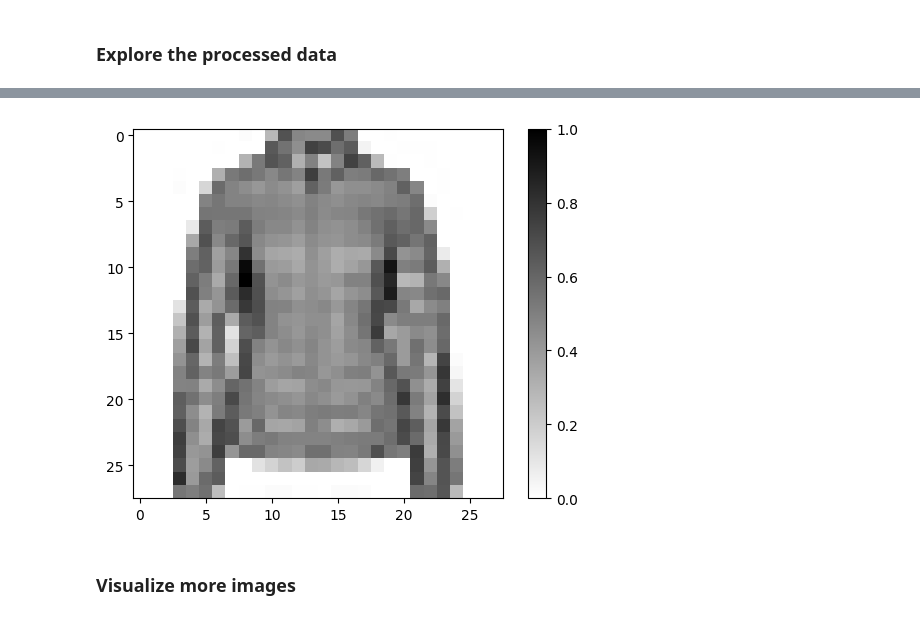
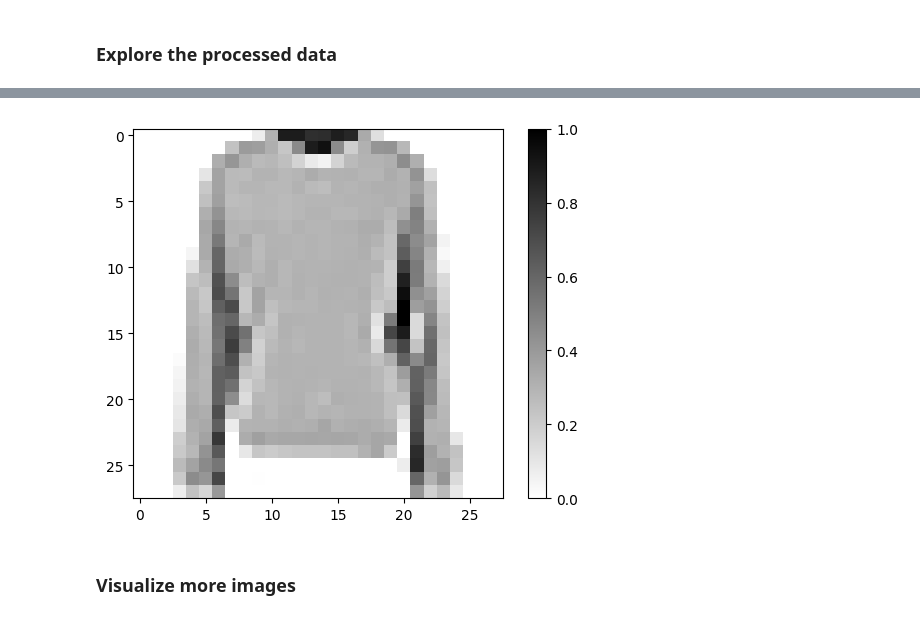
Before and after one commit to Mach-web/Machine_learning, a Jupyter notebook: Intro_to_tf/Basic_computer_vision.ipynb, the cells around one changed output, grey strips where cells are left out. Cells and saved outputs as stored; diff of their text form; code cells hidden in the pictures.

```diff
--- a/Intro_to_tf/Basic_computer_vision.ipynb
+++ b/Intro_to_tf/Basic_computer_vision.ipynb
@@ -76,7 +76,7 @@ test_dataset = test_dataset.map(normalize)
 # %% [markdown]
 ### Explore the processed data
 # %%
-for image, label in test_dataset.take(1):
+for image, label in train_dataset.take(1):
     break
 image = image.numpy().reshape((28, 28))
 
@@ -90,4 +90,4 @@ plt.show()
-[figure, old version]
+[figure, new version]
 # %% [markdown]
 ### Visualize more images
 # %%
```
Also changed, not shown: parts of 17 cells of this notebook.
